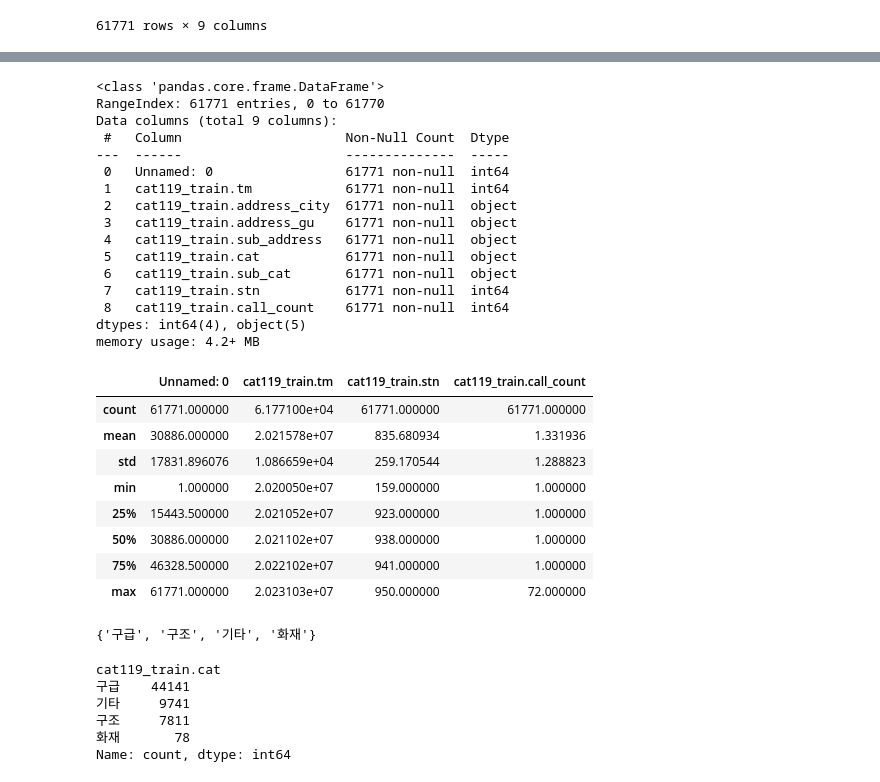
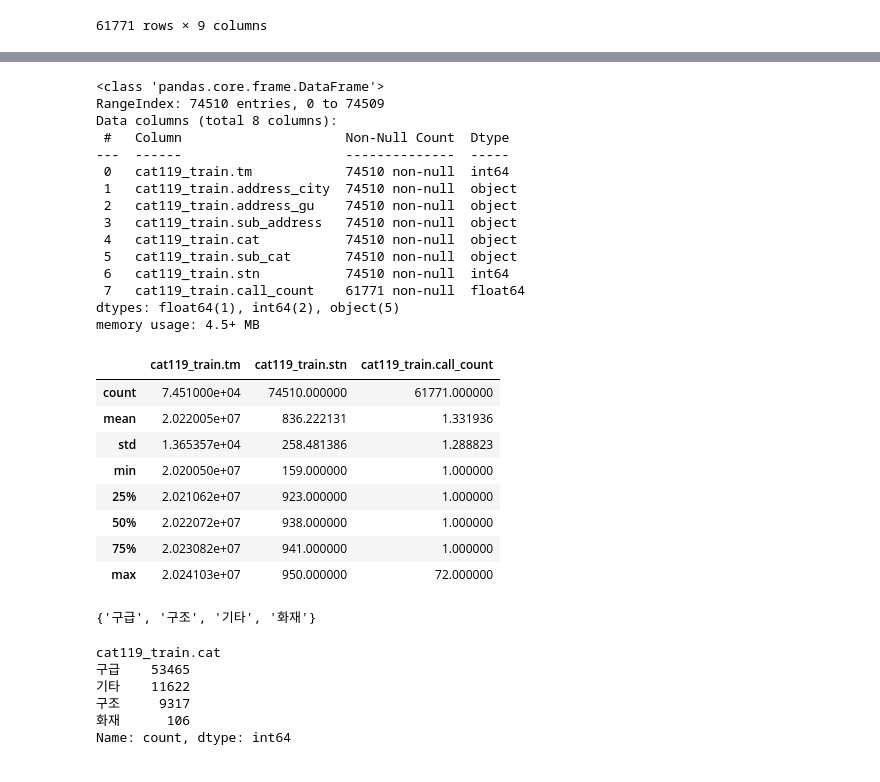
Before and after one commit to MK00098/Weather_Project, a Jupyter notebook: EDA_LSH.ipynb, the cells around one changed output, grey strips where cells are left out. Saved outputs shown, nothing was run; the diff lists cells and outputs as text; code cells hidden in the pictures.

```diff
--- a/EDA_LSH.ipynb
+++ b/EDA_LSH.ipynb
@@ -234,3 +554,7 @@ data_cat119
 | 61769 | 61770 | 20231031 | 부산광역시 | 해운대구 | 송정동 | ... |
 | 61770 | 61771 | 20231031 | 부산광역시 | 해운대구 | 재송동 | ... |
 61771 rows × 9 columns
+# %%
+# Index 열 (첫번째) 제거
+data_cat119 = data_cat119.drop('Unnamed: 0', axis=1)
+data_cat119
@@ -236,0 +575,3 @@ data_cat119
+# %%
+test_cat119 = pd.read_csv('test_cat119.csv', encoding='cp949')
+test_cat119
@@ -236,0 +592,8 @@ data_cat119
+# %%
+test_cat119['cat119_train.call_count'] = np.nan # 두 개의 데이터 프레임 병합을 위해 임의의 nan 열 생성
+
+# 전처리를 위해 train과 test 파일을 병합합
+test_cat119.columns = data_cat119.columns # data_cat119의 열 이름을 기준으로 test_cat119도 맞춤
+
+combined_df_cat119 = pd.concat([data_cat119, test_cat119], axis=0, ignore_index=True)
+combined_df_cat119
@@ -255,32 +642,31 @@ data_cat119.tail()
 # %%
-data_cat119.info()
+combined_df_cat119.info()
 # %% [output]
 <class 'pandas.core.frame.DataFrame'>
-RangeIndex: 61771 entries, 0 to 61770
-Data columns (total 9 columns):
+RangeIndex: 74510 entries, 0 to 74509
+Data columns (total 8 columns):
  #   Column                     Non-Null Count  Dtype
 ---  ------                     --------------  -----
- 0   Unnamed: 0                 61771 non-null  int64
- 1   cat119_train.tm            61771 non-null  int64
- 2   cat119_train.address_city  61771 non-null  object
- 3   cat119_train.address_gu    61771 non-null  object
- 4   cat119_train.sub_address   61771 non-null  object
- 5   cat119_train.cat           61771 non-null  object
- 6   cat119_train.sub_cat       61771 non-null  object
- 7   cat119_train.stn           61771 non-null  int64
- 8   cat119_train.call_count    61771 non-null  int64
-dtypes: int64(4), object(5)
-memory usage: 4.2+ MB
+ 0   cat119_train.tm            74510 non-null  int64
+ 1   cat119_train.address_city  74510 non-null  object
+ 2   cat119_train.address_gu    74510 non-null  object
+ 3   cat119_train.sub_address   74510 non-null  object
+ 4   cat119_train.cat           74510 non-null  object
+ 5   cat119_train.sub_cat       74510 non-null  object
+ 6   cat119_train.stn           74510 non-null  int64
+ 7   cat119_train.call_count    61771 non-null  float64
+dtypes: float64(1), int64(2), object(5)
+memory usage: 4.5+ MB
 # %%
-data_cat119.describe()
+combined_df_cat119.describe()
 # %% [output]
-|  | Unnamed: 0 | cat119_train.tm | cat119_train.stn | cat119_train.call_count |
-| count | 61771.000000 | 6.177100e+04 | 61771.000000 | 61771.000000 |
-| mean | 30886.000000 | 2.021578e+07 | 835.680934 | 1.331936 |
-| std | 17831.896076 | 1.086659e+04 | 259.170544 | 1.288823 |
-| min | 1.000000 | 2.020050e+07 | 159.000000 | 1.000000 |
-| 25% | 15443.500000 | 2.021052e+07 | 923.000000 | 1.000000 |
-| 50% | 30886.000000 | 2.021102e+07 | 938.000000 | 1.000000 |
-| 75% | 46328.500000 | 2.022102e+07 | 941.000000 | 1.000000 |
-| max | 61771.000000 | 2.023103e+07 | 950.000000 | 72.000000 |
+|  | cat119_train.tm | cat119_train.stn | cat119_train.call_count |
+| count | 7.451000e+04 | 74510.000000 | 61771.000000 |
+| mean | 2.022005e+07 | 836.222131 | 1.331936 |
+| std | 1.365357e+04 | 258.481386 | 1.288823 |
+| min | 2.020050e+07 | 159.000000 | 1.000000 |
+| 25% | 2.021062e+07 | 923.000000 | 1.000000 |
+| 50% | 2.022072e+07 | 938.000000 | 1.000000 |
+| 75% | 2.023082e+07 | 941.000000 | 1.000000 |
+| max | 2.024103e+07 | 950.000000 | 72.000000 |
 # %%
@@ -288,12 +674,12 @@ set(data_cat119['cat119_train.cat'])
 # %% [output]
 {'구급', '구조', '기타', '화재'}
 # %%
-data_cat119['cat119_train.cat'].value_counts()
+combined_df_cat119['cat119_train.cat'].value_counts()
 # %% [output]
 cat119_train.cat
-구급    44141
-기타     9741
-구조     7811
-화재       78
+구급    53465
+기타    11622
+구조     9317
+화재      106
 Name: count, dtype: int64
 # %%
```
Also changed, not shown: parts of 79 cells of this notebook.
